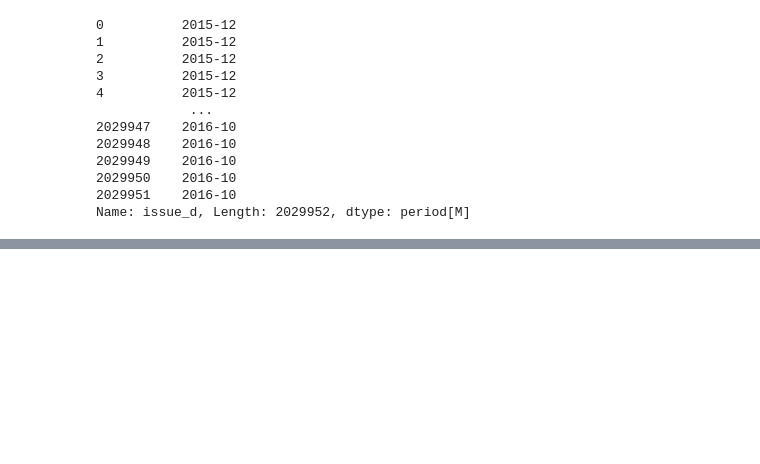
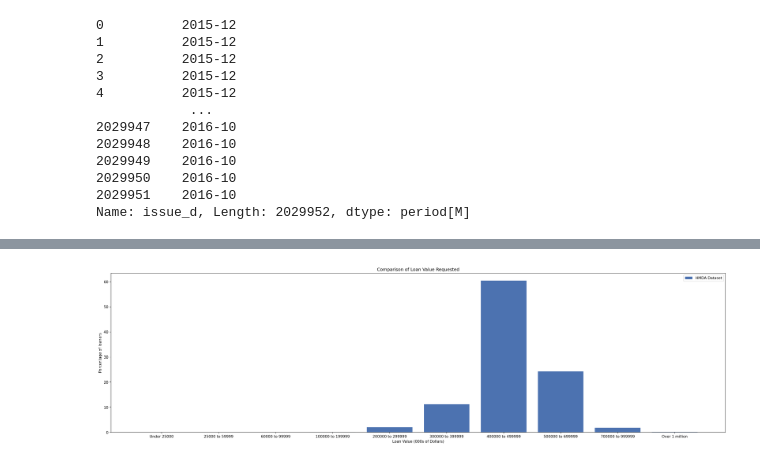
Before and after one commit to agnim25/citadel_summer_datathon_2022, a Jupyter notebook: saturday_6.ipynb, the cells around one changed output, grey strips where cells are left out. Saved outputs shown, nothing was run; the diff lists cells and outputs as text; code cells hidden in the pictures; blank space fills up the shorter version.

```diff
--- a/saturday_6.ipynb
+++ b/saturday_6.ipynb
@@ -205,6 +216,6 @@ income_range_labels = ['Under 25000', '25000 to 59999', '60000 to 99999', '10000
 # %%
 income_range_lc = [len(df_lc[df_lc['annual_inc'] < 25000]),
-                   len(df_lc[(25000 < df_lc['annual_inc']) & (df_lc['annual_inc'] < 59999)]),
+                   len(df_lc[(25000 <= df_lc['annual_inc']) & (df_lc['annual_inc'] < 59999)]),
                    len(df_lc[(60000 < df_lc['annual_inc']) & (df_lc['annual_inc'] < 99999)]),
                    len(df_lc[(100000 < df_lc['annual_inc']) & (df_lc['annual_inc'] < 199999)]),
                    len(df_lc[(200000 < df_lc['annual_inc']) & (df_lc['annual_inc'] < 299999)]),
@@ -293,0 +375,13 @@ plt.show()
+# %%
+loan_range_bank = [len(filtered_df_non_null[filtered_df_non_null['loan_amount'] < 2500]),
+                   len(filtered_df_non_null[(2500 <= filtered_df_non_null['loan_amount']) & (filtered_df_non_null['loan_amount'] < 4999)]),
+                   len(filtered_df_non_null[(5000 < filtered_df_non_null['loan_amount']) & (filtered_df_non_null['loan_amount'] < 7999)]),
+                   len(filtered_df_non_null[(8000 < filtered_df_non_null['loan_amount']) & (filtered_df_non_null['loan_amount'] < 14999)]),
+                   len(filtered_df_non_null[(15000 < filtered_df_non_null['loan_amount']) & (filtered_df_non_null['loan_amount'] < 49999)]),
+                   len(filtered_df_non_null[(50000 < filtered_df_non_null['loan_amount']) & (filtered_df_non_null['loan_amount'] < 99999)]),
+                   len(filtered_df_non_null[(100000 < filtered_df_non_null['loan_amount']) & (filtered_df_non_null['loan_amount'] < 299999)]),
+                   len(filtered_df_non_null[(300000 < filtered_df_non_null['loan_amount']) & (filtered_df_non_null['loan_amount'] < 799999)]),
+                   len(filtered_df_non_null[(800000 < filtered_df_non_null['loan_amount']) & (filtered_df_non_null['loan_amount'] < 2000000)]),
+                   len(filtered_df_non_null[filtered_df_non_null['loan_amount'] >= 2000000])]
+
+loan_range_bank
@@ -293,0 +390,7 @@ plt.show()
+# %%
+total_bank_loan = sum(loan_range_bank)
+
+for i in range(len(loan_range_bank)):
+    loan_range_bank[i] = loan_range_bank[i] / total_bank_loan * 100
+
+loan_range_bank
@@ -293,0 +426,16 @@ plt.show()
+# %%
+plt.figure(figsize=(30, 8), dpi=150)
+plt.style.use('seaborn-deep')
+
+plt.bar(income_range_labels, loan_range_bank,
+         label='HMDA Dataset')
+
+plt.legend(loc='upper right')
+
+plt.xlabel('Loan Value (000s of Dollars)')
+plt.ylabel('Percentage of loaners')
+
+plt.title('Comparison of Loan Value Requested')
+plt.show()
+# %% [output]
+[figure, added]
```
Also changed, not shown: parts of 27 cells of this notebook.
